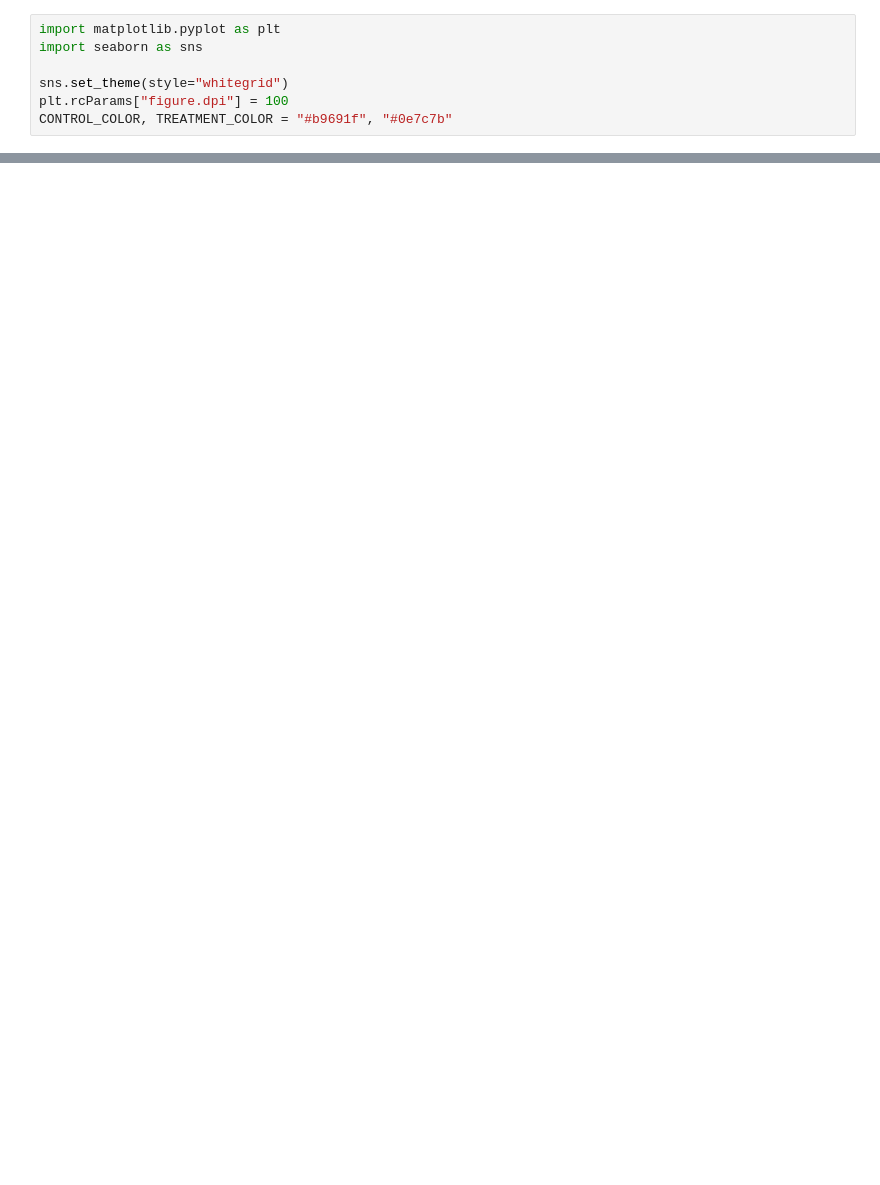
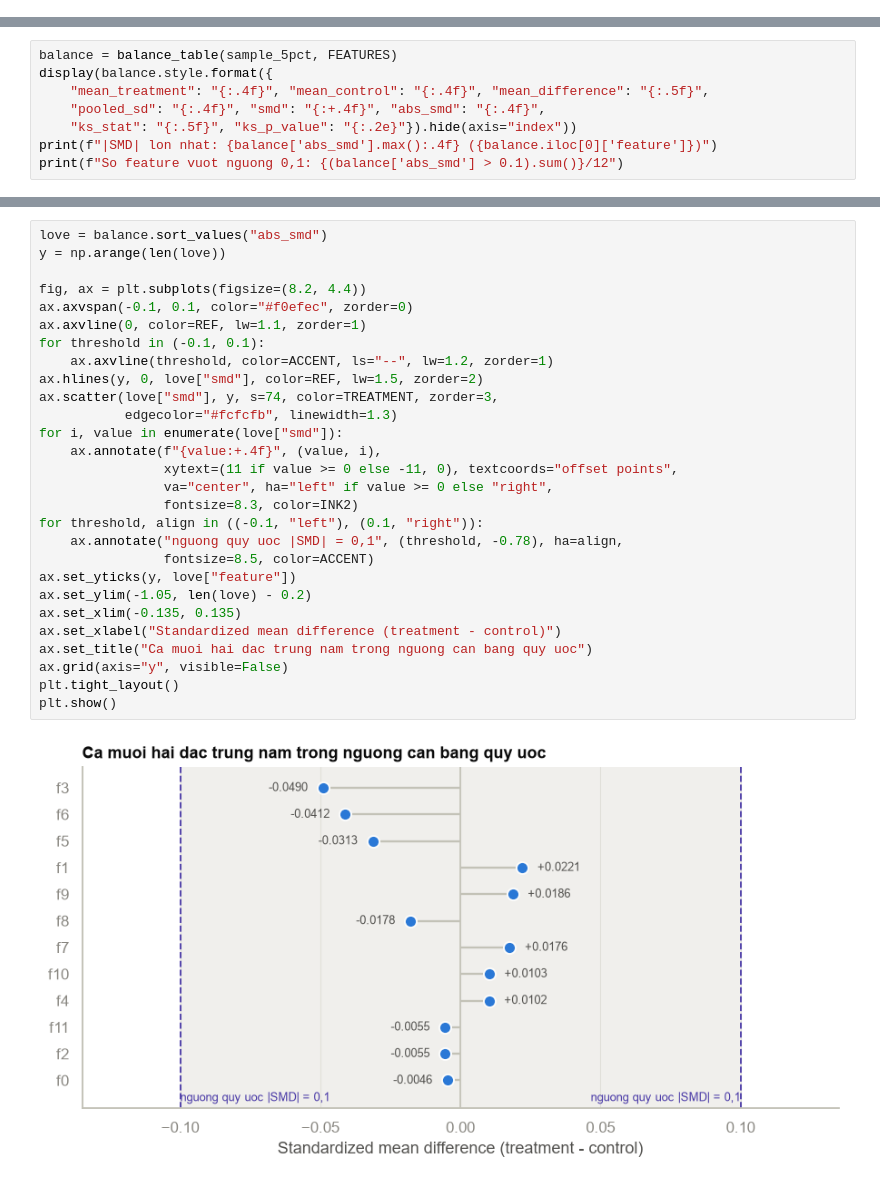
Before and after one commit to ThanhDatVN/Causal-Uplift-for-Activation-and-Retention, a Jupyter notebook: notebooks/01_eda_criteo.ipynb, the cells around one changed output, grey strips where cells are left out. Drawn from its saved outputs; the diff is of its cells as text; blank space fills up the shorter version.

```diff
--- a/notebooks/01_eda_criteo.ipynb
+++ b/notebooks/01_eda_criteo.ipynb
@@ -214,7 +0,0 @@ tương quan giữa các đặc trưng.
-# %%
-import matplotlib.pyplot as plt
-import seaborn as sns
-
-sns.set_theme(style="whitegrid")
-plt.rcParams["figure.dpi"] = 100
-CONTROL_COLOR, TREATMENT_COLOR = "#b9691f", "#0e7c7b"
@@ -370,0 +504,8 @@ summary
+# %%
+balance = balance_table(sample_5pct, FEATURES)
+display(balance.style.format({
+    "mean_treatment": "{:.4f}", "mean_control": "{:.4f}", "mean_difference": "{:.5f}",
+    "pooled_sd": "{:.4f}", "smd": "{:+.4f}", "abs_smd": "{:.4f}",
+    "ks_stat": "{:.5f}", "ks_p_value": "{:.2e}"}).hide(axis="index"))
+print(f"|SMD| lon nhat: {balance['abs_smd'].max():.4f} ({balance.iloc[0]['feature']})")
+print(f"So feature vuot nguong 0,1: {(balance['abs_smd'] > 0.1).sum()}/12")
@@ -370,0 +528,30 @@ summary
+# %%
+love = balance.sort_values("abs_smd")
+y = np.arange(len(love))
+
+fig, ax = plt.subplots(figsize=(8.2, 4.4))
+ax.axvspan(-0.1, 0.1, color="#f0efec", zorder=0)
+ax.axvline(0, color=REF, lw=1.1, zorder=1)
+for threshold in (-0.1, 0.1):
+    ax.axvline(threshold, color=ACCENT, ls="--", lw=1.2, zorder=1)
+ax.hlines(y, 0, love["smd"], color=REF, lw=1.5, zorder=2)
+ax.scatter(love["smd"], y, s=74, color=TREATMENT, zorder=3,
+           edgecolor="#fcfcfb", linewidth=1.3)
+for i, value in enumerate(love["smd"]):
+    ax.annotate(f"{value:+.4f}", (value, i),
+                xytext=(11 if value >= 0 else -11, 0), textcoords="offset points",
+                va="center", ha="left" if value >= 0 else "right",
+                fontsize=8.3, color=INK2)
+for threshold, align in ((-0.1, "left"), (0.1, "right")):
+    ax.annotate("nguong quy uoc |SMD| = 0,1", (threshold, -0.78), ha=align,
+                fontsize=8.5, color=ACCENT)
+ax.set_yticks(y, love["feature"])
+ax.set_ylim(-1.05, len(love) - 0.2)
+ax.set_xlim(-0.135, 0.135)
+ax.set_xlabel("Standardized mean difference (treatment - control)")
+ax.set_title("Ca muoi hai dac trung nam trong nguong can bang quy uoc")
+ax.grid(axis="y", visible=False)
+plt.tight_layout()
+plt.show()
+# %% [output]
+[figure, added]
```
Also changed, not shown: parts of 95 cells of this notebook, 17 other files.
